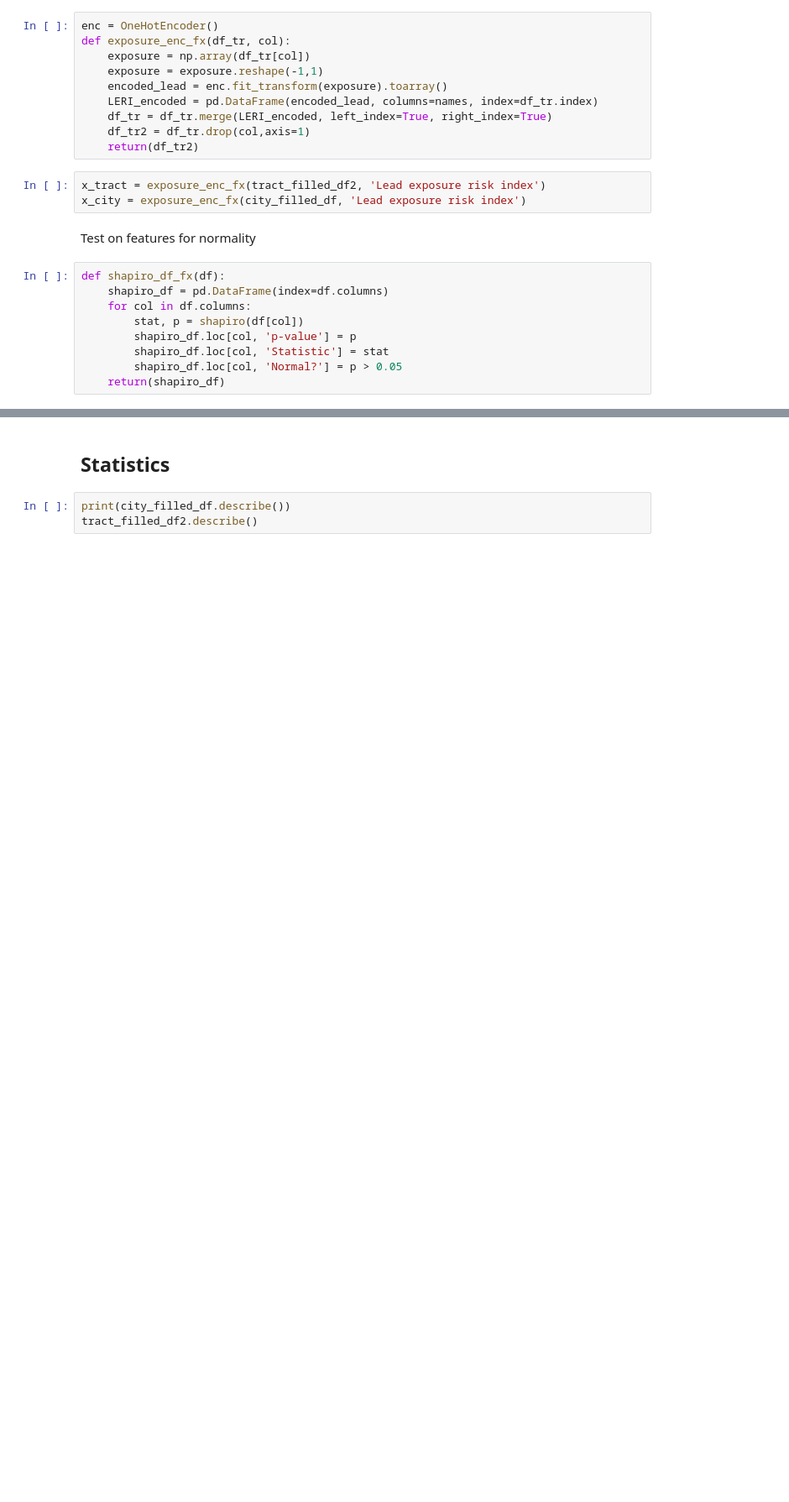
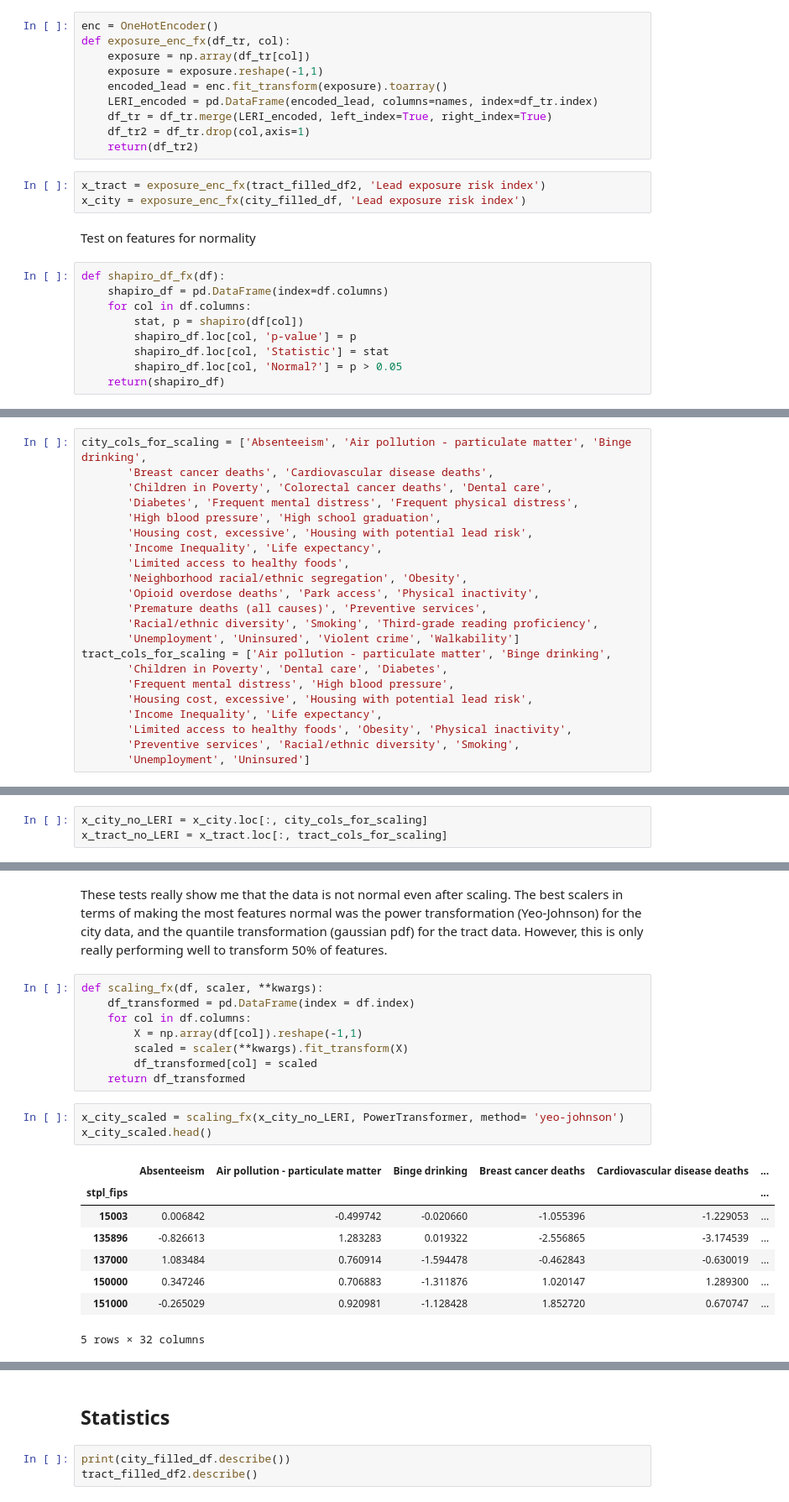
Before and after one commit to lilfetz22/Health_Scores_CAP2, a Jupyter notebook: scripts/Health_Scores_EDA.ipynb, the cells around one changed output, grey strips where cells are left out. Shown at 84% size. Saved outputs shown, nothing was run; the diff lists cells and outputs as text; blank space fills up the shorter version.

```diff
--- a/scripts/Health_Scores_EDA.ipynb
+++ b/scripts/Health_Scores_EDA.ipynb
@@ -707,0 +779,22 @@ normality_test_tract = shapiro_df_fx(x_tract)
+# %%
+city_cols_for_scaling = ['Absenteeism', 'Air pollution - particulate matter', 'Binge drinking',
+       'Breast cancer deaths', 'Cardiovascular disease deaths',
+       'Children in Poverty', 'Colorectal cancer deaths', 'Dental care',
+       'Diabetes', 'Frequent mental distress', 'Frequent physical distress',
+       'High blood pressure', 'High school graduation',
+       'Housing cost, excessive', 'Housing with potential lead risk',
+       'Income Inequality', 'Life expectancy',
+       'Limited access to healthy foods',
+       'Neighborhood racial/ethnic segregation', 'Obesity',
+       'Opioid overdose deaths', 'Park access', 'Physical inactivity',
+       'Premature deaths (all causes)', 'Preventive services',
+       'Racial/ethnic diversity', 'Smoking', 'Third-grade reading proficiency',
+       'Unemployment', 'Uninsured', 'Violent crime', 'Walkability']
+tract_cols_for_scaling = ['Air pollution - particulate matter', 'Binge drinking',
+       'Children in Poverty', 'Dental care', 'Diabetes',
+       'Frequent mental distress', 'High blood pressure',
+       'Housing cost, excessive', 'Housing with potential lead risk',
+       'Income Inequality', 'Life expectancy',
+       'Limited access to healthy foods', 'Obesity', 'Physical inactivity',
+       'Preventive services', 'Racial/ethnic diversity', 'Smoking',
+       'Unemployment', 'Uninsured']
@@ -707,0 +816,3 @@ normality_test_tract = shapiro_df_fx(x_tract)
+# %%
+x_city_no_LERI = x_city.loc[:, city_cols_for_scaling]
+x_tract_no_LERI = x_tract.loc[:, tract_cols_for_scaling]
@@ -707,0 +879,22 @@ normality_test_tract = shapiro_df_fx(x_tract)
+# %% [markdown]
+These tests really show me that the data is not normal even after scaling. The best scalers in terms of making the most features normal was the power transformation (Yeo-Johnson) for the city data, and the quantile transformation (gaussian pdf) for the tract data. However, this is only really performing well to transform 50% of features.
+# %%
+def scaling_fx(df, scaler, **kwargs):
+    df_transformed = pd.DataFrame(index = df.index)
+    for col in df.columns:
+        X = np.array(df[col]).reshape(-1,1)
+        scaled = scaler(**kwargs).fit_transform(X)
+        df_transformed[col] = scaled
+    return df_transformed
+# %%
+x_city_scaled = scaling_fx(x_city_no_LERI, PowerTransformer, method= 'yeo-johnson')
+x_city_scaled.head()
+# %% [output]
+|  | Absenteeism | Air pollution - particulate matter | Binge drinking | Breast cancer deaths | Cardiovascular disease deaths | ... |
+| stpl_fips |  |  |  |  |  | ... |
+| 15003 | 0.006842 | -0.499742 | -0.020660 | -1.055396 | -1.229053 | ... |
+| 135896 | -0.826613 | 1.283283 | 0.019322 | -2.556865 | -3.174539 | ... |
+| 137000 | 1.083484 | 0.760914 | -1.594478 | -0.462843 | -0.630019 | ... |
+| 150000 | 0.347246 | 0.706883 | -1.311876 | 1.020147 | 1.289300 | ... |
+| 151000 | -0.265029 | 0.920981 | -1.128428 | 1.852720 | 0.670747 | ... |
+5 rows × 32 columns
```
Also changed, not shown: parts of 34 cells of this notebook, 4 other files.
